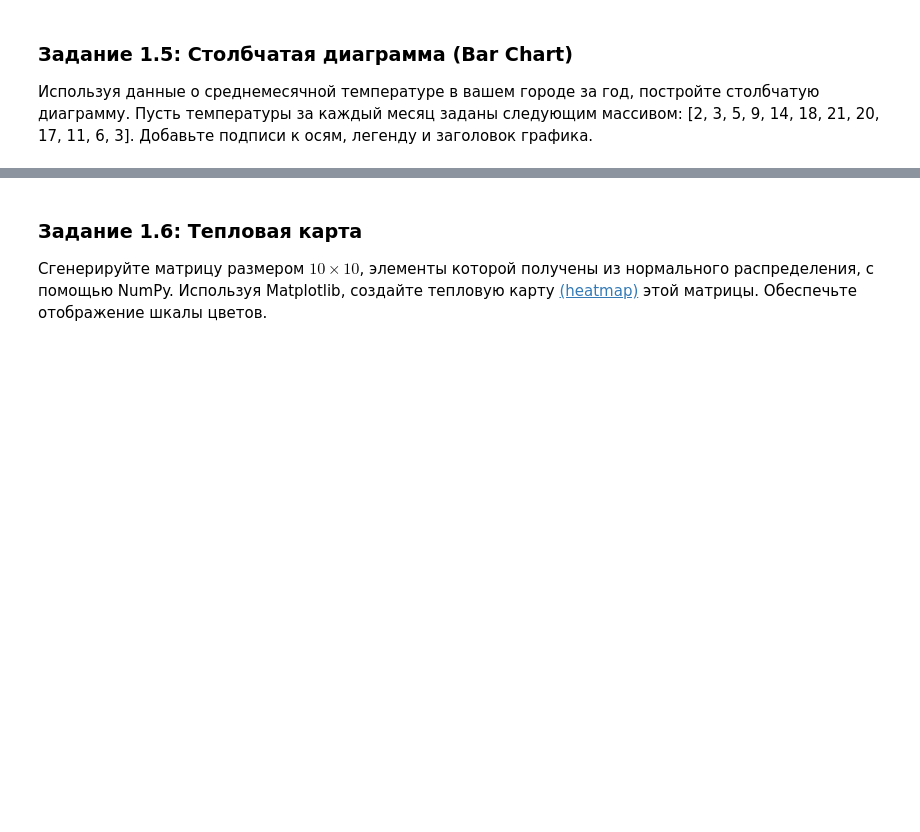
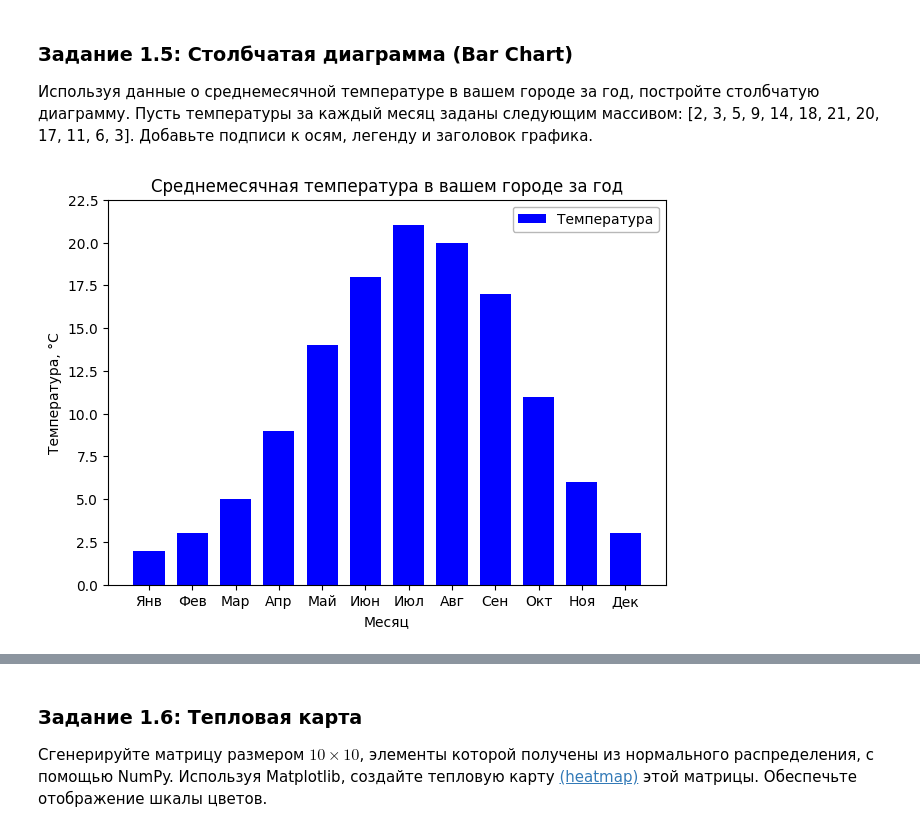
Before and after one commit to runessaa/-Streltsov-Projects, a Jupyter notebook: 3. Библиотеки Matplotlib, Plotly/Практическая_работа_№3_Matplotlib_Plotly.ipynb, the cells around one changed output, grey strips where cells are left out. Saved outputs shown, nothing was run; the diff lists cells and outputs as text; code cells hidden in the pictures; blank space fills up the shorter version.

```diff
--- a/3. Библиотеки Matplotlib, Plotly/Практическая_работа_№3_Matplotlib_Plotly.ipynb
+++ b/3. Библиотеки Matplotlib, Plotly/Практическая_работа_№3_Matplotlib_Plotly.ipynb
@@ -96,3 +123,32 @@ plt.show()
+# %%
+import matplotlib.pyplot as plt
+
+months = ['Янв', 'Фев', 'Мар', 'Апр', 'Май', 'Июн', 'Июл', 'Авг', 'Сен', 'Окт', 'Ноя', 'Дек']
+temps  = [2, 3, 5, 9, 14, 18, 21, 20, 17, 11, 6, 3]
+
+plt.figure(figsize=(7.2, 5.0))
+plt.bar(
+    months,
+    temps,
+    color='blue',
+    width=0.72,
+    label='Температура'
+)
+plt.ylim(0, 22.5)
+plt.yticks([0, 2.5, 5.0, 7.5, 10.0, 12.5, 15.0, 17.5, 20.0, 22.5])
+plt.xlabel('Месяц')
+plt.ylabel('Температура, °C')
+plt.title('Среднемесячная температура в вашем городе за год')
+plt.legend(
+    loc='upper right',
+    frameon=True,
+    edgecolor='0.65',
+    fontsize=10
+)
+
+plt.show()
+# %% [output]
+[figure, added]
 # %% [markdown]
 ![image.png](embedded-picture-1)
 # %% [markdown]
```
Also changed, not shown: parts of 3 cells of this notebook.
